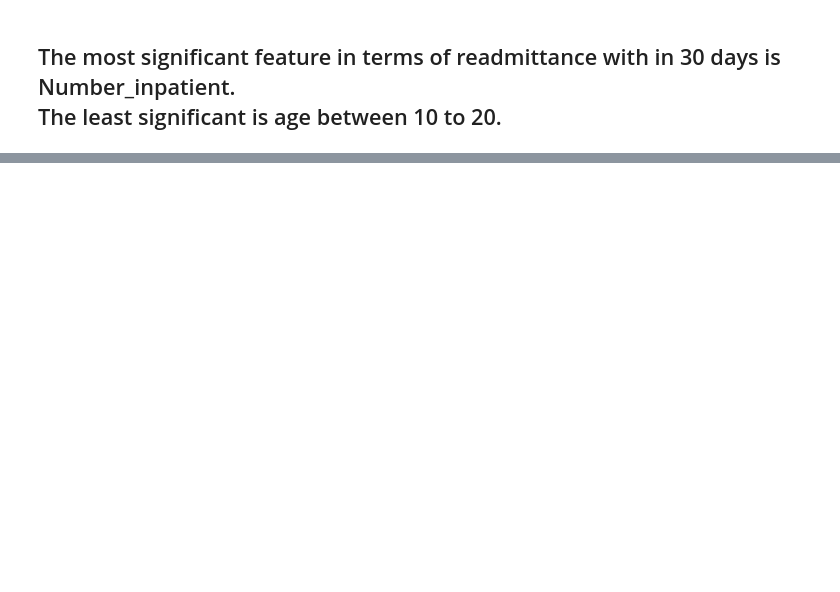
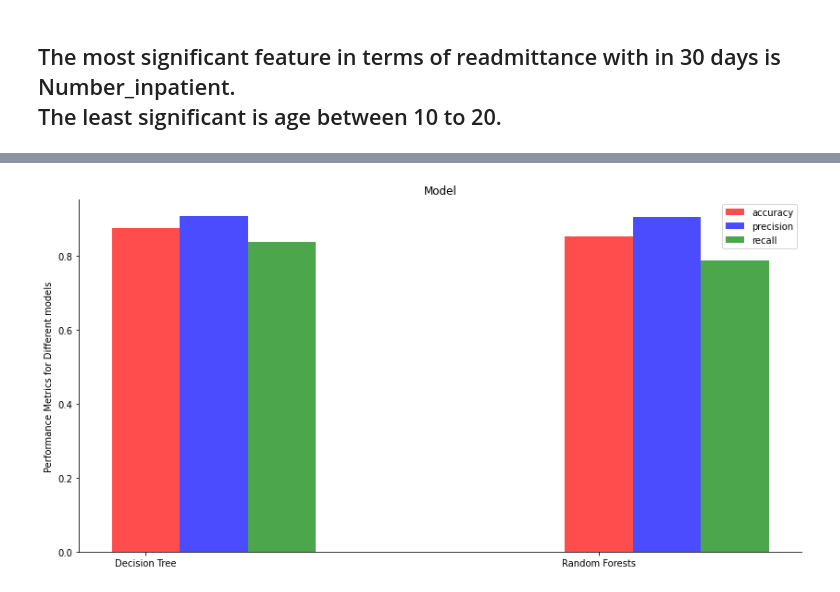
Before and after one commit to siddeshwar627/SMU_QTW, a Jupyter notebook: case_study2/CaseStudy2.ipynb, the cells around one changed output, grey strips where cells are left out. Cells and saved outputs as stored; diff of their text form; code cells hidden in the pictures; blank space fills up the shorter version.

```diff
--- a/case_study2/CaseStudy2.ipynb
+++ b/case_study2/CaseStudy2.ipynb
@@ -549,0 +549,3 @@ sorted_dict
+# %%
+dtree_pred = dtree.predict(X_test)
+pd.crosstab(pd.Series(y_test, name = 'Actual'), pd.Series(dtree_pred, name = 'Predict'), margins = True)
@@ -549,0 +604,3 @@ sorted_dict
+# %%
+rm_prd = rm.predict(X_test)
+pd.crosstab(pd.Series(y_test, name = 'Actual'), pd.Series(rm_prd, name = 'Predict'), margins = True)
@@ -549,0 +639,46 @@ sorted_dict
+# %%
+plt.figure(figsize=(14, 7))
+ax = plt.subplot(111)
+
+models = ['Decision Tree', 'Random Forests']
+values = [accuracy_dtree, accuracy_rm]
+model = np.arange(len(models))
+
+plt.bar(model, values, align='center', width = 0.15, alpha=0.7, color = 'red', label= 'accuracy')
+plt.xticks(model, models)
+
+
+
+ax = plt.subplot(111)
+
+models = ['Decision Tree', 'Random Forests']
+values = [precision_dtree, precision_rm]
+model = np.arange(len(models))
+
+plt.bar(model+0.15, values, align='center', width = 0.15, alpha=0.7, color = 'blue', label = 'precision')
+plt.xticks(model, models)
+
+
+
+ax = plt.subplot(111)
+
+models = ['Decision Tree', 'Random Forests' ]
+values = [recall_dtree, recall_rm, ]
+model = np.arange(len(models))
+
+plt.bar(model+0.3, values, align='center', width = 0.15, alpha=0.7, color = 'green', label = 'recall')
+plt.xticks(model, models)
+
+
+
+plt.ylabel('Performance Metrics for Different models')
+plt.title('Model')
+
+# removing the axis on the top and right of the plot window
+ax.spines['right'].set_visible(False)
+ax.spines['top'].set_visible(False)
+ax.legend()
+
+plt.show()
+# %% [output]
+[figure, added]
```
Also changed, not shown: parts of 28 cells of this notebook.
